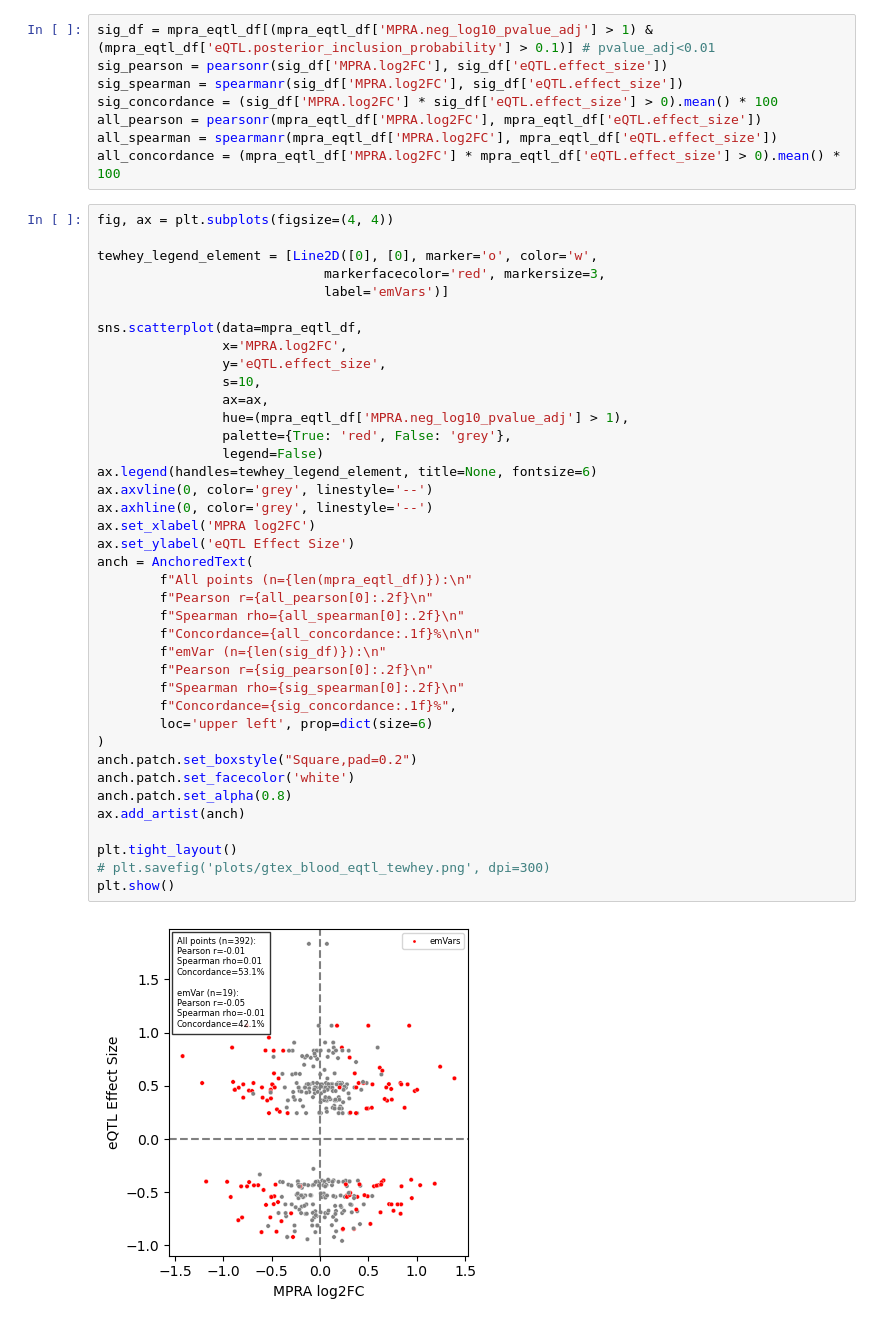
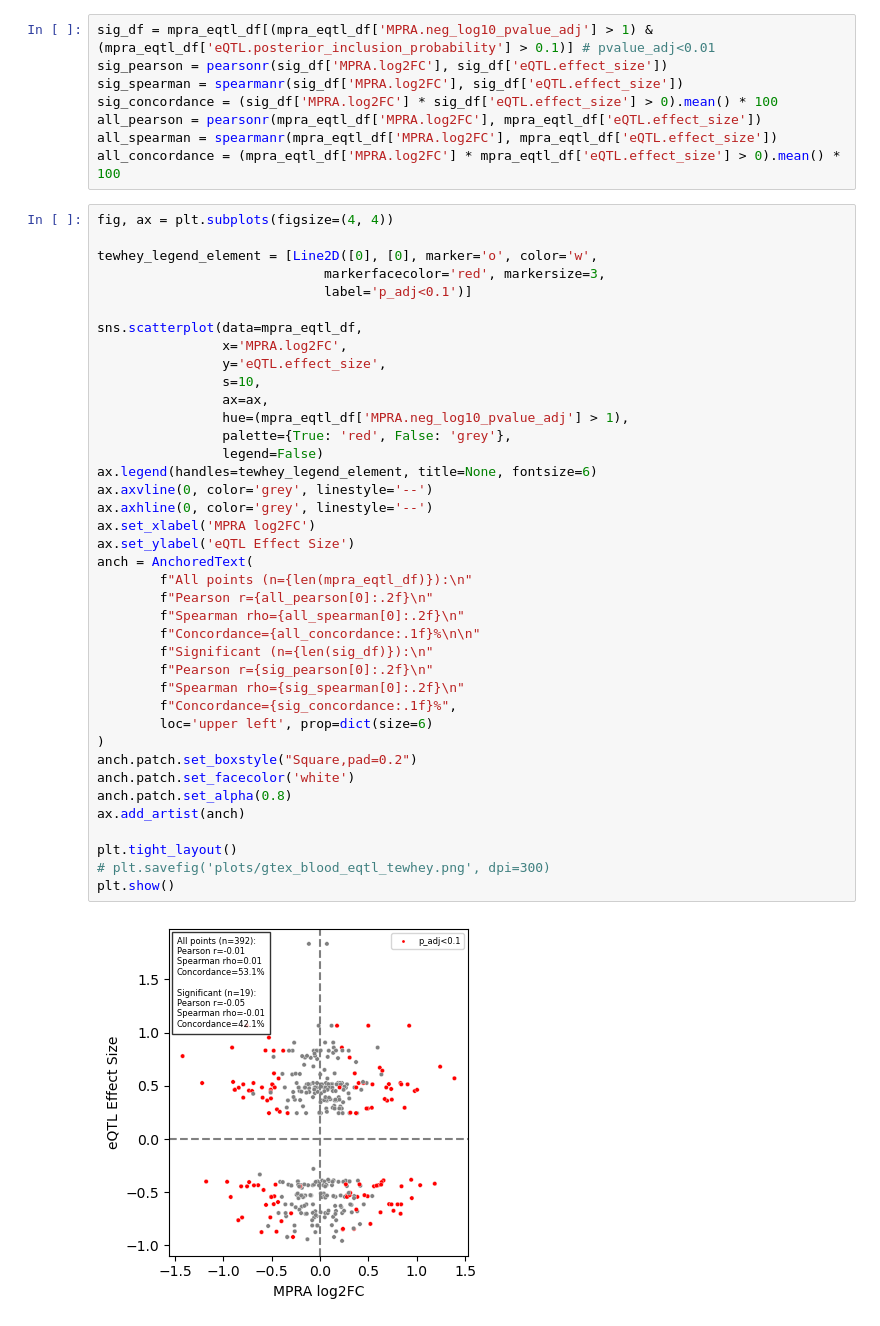
Before and after one commit to rnsherpa/iawg-notebooks, a Jupyter notebook: HepG2_MPRA_eQTL_example.ipynb, the cells around one changed output. Saved outputs shown, nothing was run; the diff lists cells and outputs as text.

```diff
--- a/HepG2_MPRA_eQTL_example.ipynb
+++ b/HepG2_MPRA_eQTL_example.ipynb
@@ -183,39 +183,39 @@ fig, ax = plt.subplots(figsize=(4, 4))
 
 tewhey_legend_element = [Line2D([0], [0], marker='o', color='w',
                              markerfacecolor='red', markersize=3,
-                             label='emVars')]
+                             label='p_adj<0.1')]
 
 sns.scatterplot(data=mpra_eqtl_df,
                 x='MPRA.log2FC',
                 y='eQTL.effect_size',
                 s=10,
                 ax=ax,
                 hue=(mpra_eqtl_df['MPRA.neg_log10_pvalue_adj'] > 1),
                 palette={True: 'red', False: 'grey'},
                 legend=False)
 ax.legend(handles=tewhey_legend_element, title=None, fontsize=6)
 ax.axvline(0, color='grey', linestyle='--')
 ax.axhline(0, color='grey', linestyle='--')
 ax.set_xlabel('MPRA log2FC')
 ax.set_ylabel('eQTL Effect Size')
 anch = AnchoredText(
         f"All points (n={len(mpra_eqtl_df)}):\n"
         f"Pearson r={all_pearson[0]:.2f}\n"
         f"Spearman rho={all_spearman[0]:.2f}\n"
         f"Concordance={all_concordance:.1f}%\n\n"
-        f"emVar (n={len(sig_df)}):\n"
+        f"Significant (n={len(sig_df)}):\n"
         f"Pearson r={sig_pearson[0]:.2f}\n"
         f"Spearman rho={sig_spearman[0]:.2f}\n"
         f"Concordance={sig_concordance:.1f}%",
         loc='upper left', prop=dict(size=6)
 )
 anch.patch.set_boxstyle("Square,pad=0.2")
 anch.patch.set_facecolor('white')
 anch.patch.set_alpha(0.8)
 ax.add_artist(anch)
 
 plt.tight_layout()
 # plt.savefig('plots/gtex_blood_eqtl_tewhey.png', dpi=300)
 plt.show()
 # %% [output]
-[figure, old version]
+[figure, new version]
```
Also changed, not shown: 11 other files.
